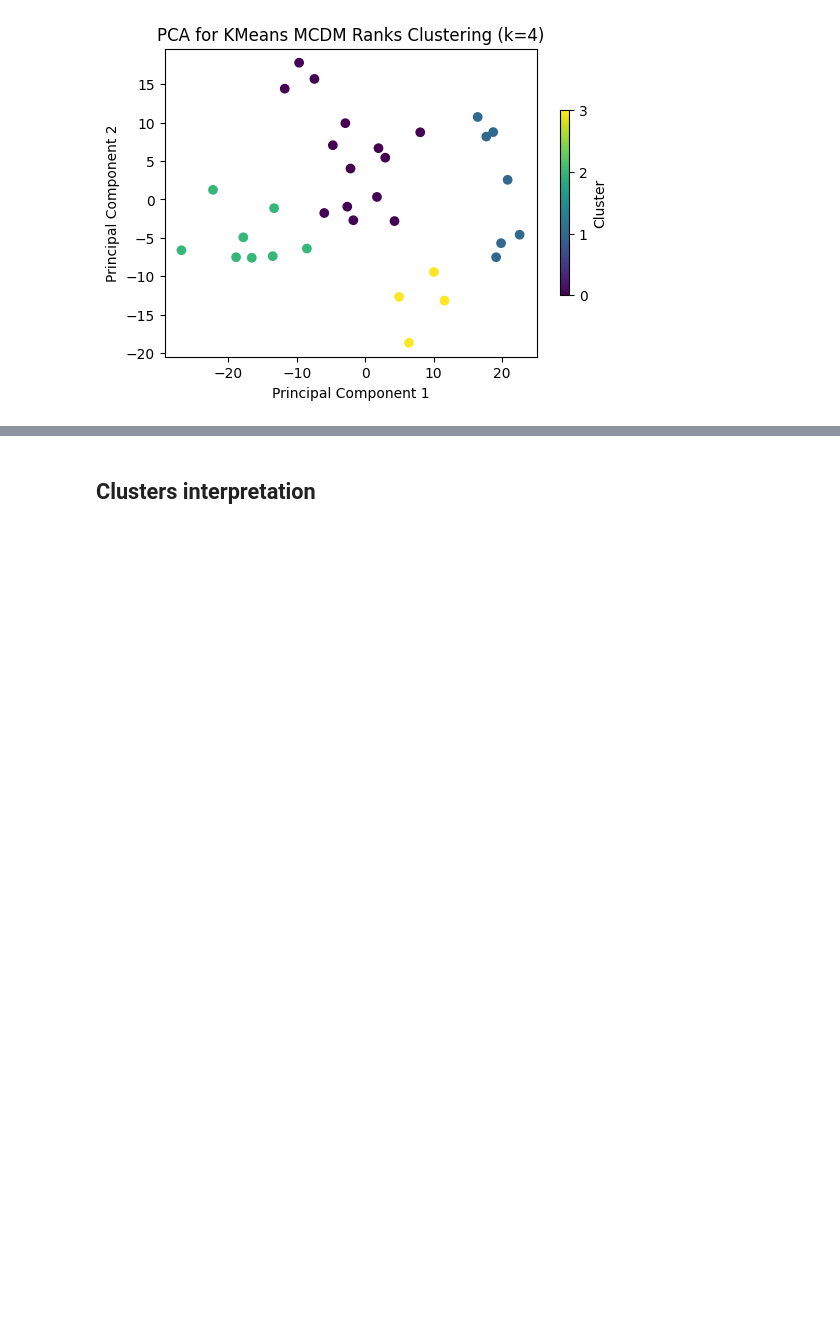
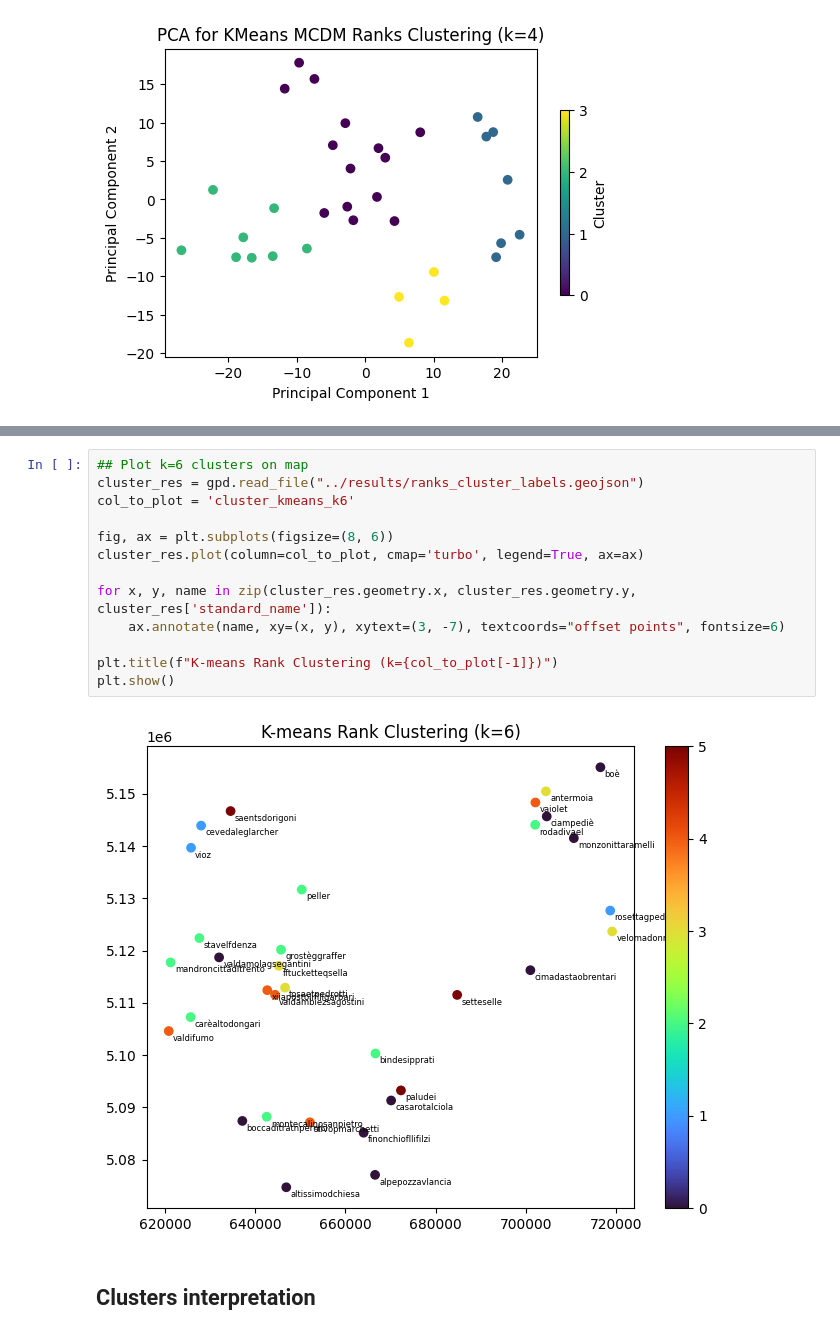
Before and after one commit to dclfbk/alpinehutsustainability, a Jupyter notebook: code/cluster_analysis.ipynb, the cells around one changed output, grey strips where cells are left out. Saved outputs shown, nothing was run; the diff lists cells and outputs as text; blank space fills up the shorter version.

```diff
--- a/code/cluster_analysis.ipynb
+++ b/code/cluster_analysis.ipynb
@@ -439,3 +434,18 @@ plot_kmeans_geo(ranks_gdf, cluster_cols, "MCDM Ranks")
+# %%
+## Plot k=6 clusters on map
+cluster_res = gpd.read_file("../results/ranks_cluster_labels.geojson")
+col_to_plot = 'cluster_kmeans_k6'
+
+fig, ax = plt.subplots(figsize=(8, 6))
+cluster_res.plot(column=col_to_plot, cmap='turbo', legend=True, ax=ax)
+
+for x, y, name in zip(cluster_res.geometry.x, cluster_res.geometry.y, cluster_res['standard_name']):
+    ax.annotate(name, xy=(x, y), xytext=(3, -7), textcoords="offset points", fontsize=6)
+
+plt.title(f"K-means Rank Clustering (k={col_to_plot[-1]})")
+plt.show()
+# %% [output]
+[figure, added]
 # %% [markdown]
 ## Clusters interpretation
 # %%
```
Also changed, not shown: parts of 5 cells of this notebook.
